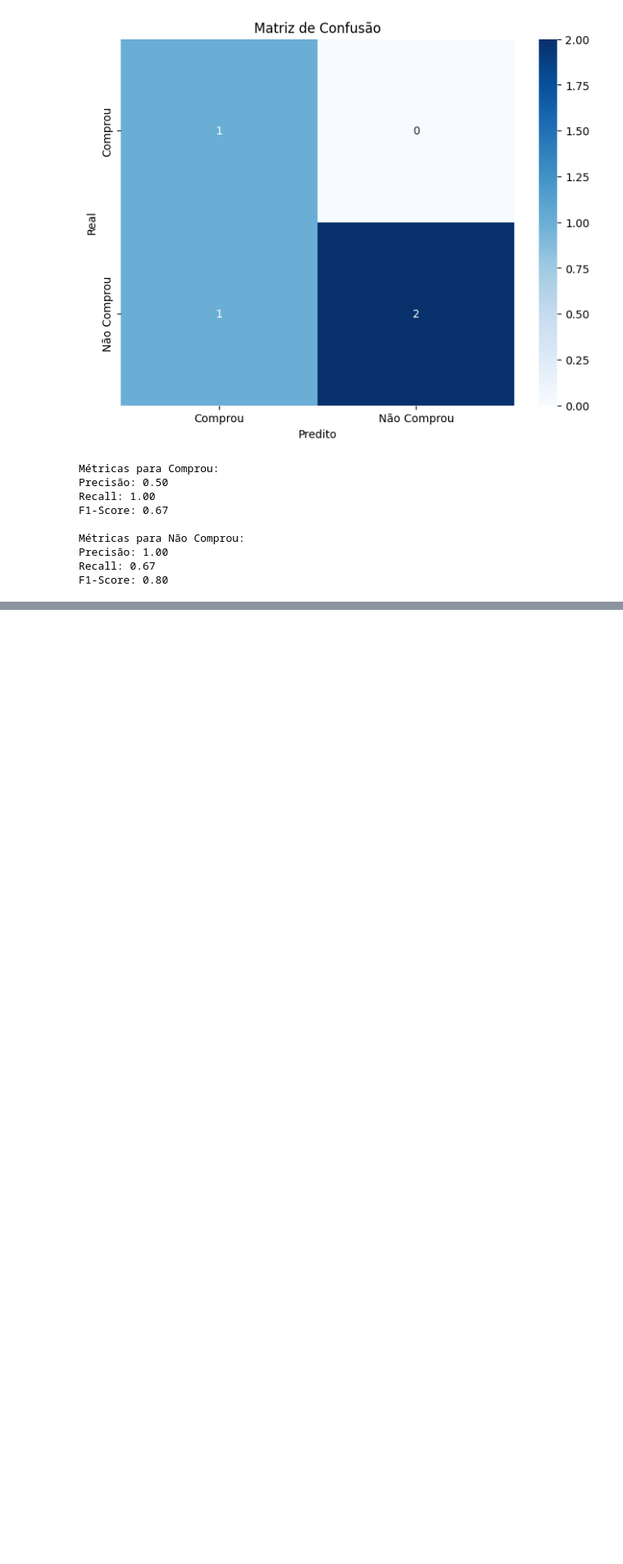
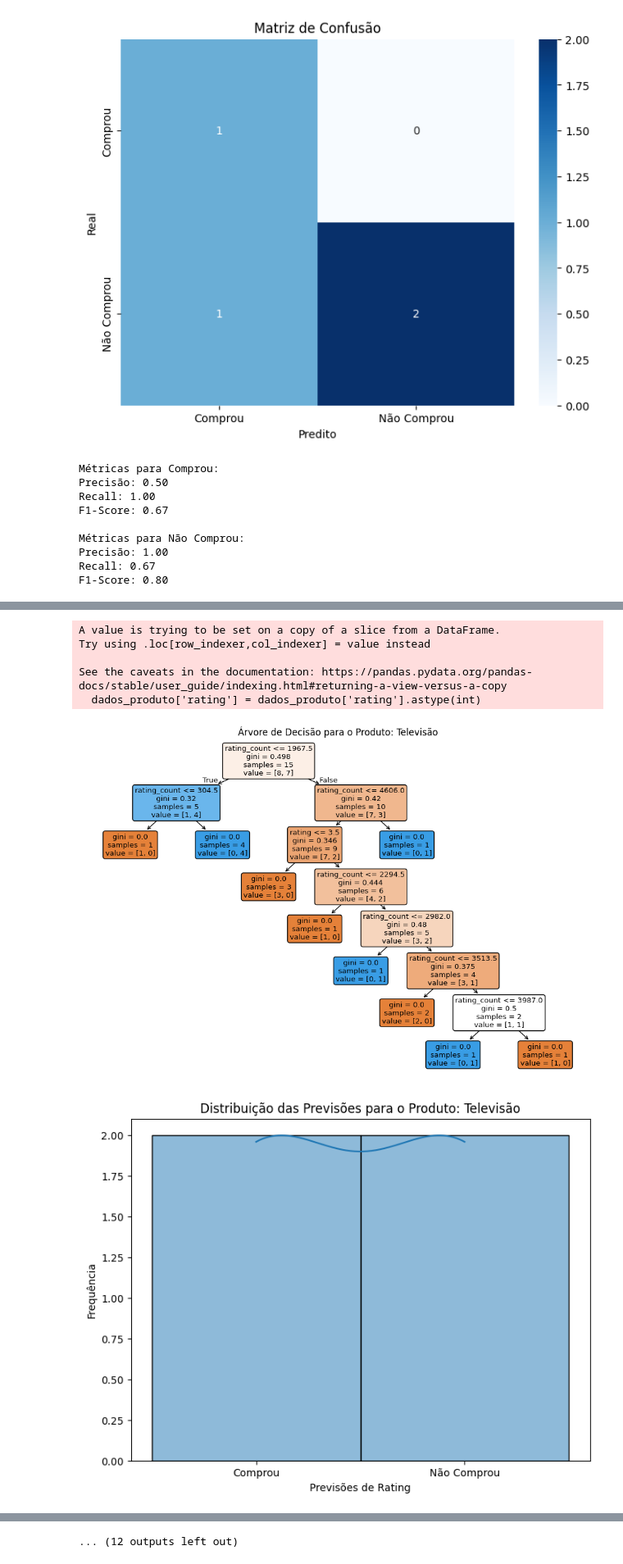
Before and after one commit to Pedro12052005/formativa, a Jupyter notebook: teste.ipynb, the cells around one changed output, grey strips where cells are left out. Shown at 82% size. Drawn from its saved outputs; the diff is of its cells as text; code cells hidden in the pictures; blank space fills up the shorter version.

```diff
--- a/teste.ipynb
+++ b/teste.ipynb
@@ -278,3 +278,75 @@ Métricas para Não Comprou:
 Precisão: 1.00
 Recall: 0.67
 F1-Score: 0.80
+# %%
+# Obter a lista de produtos únicos
+produtos = df['product_name'].unique()
+
+# Criar dicionário para armazenar resultados
+modelos_resultados = {}
+
+for produto in produtos:
+    # Filtrar dados para o produto atual
+    dados_produto = df[df['product_name'] == produto]
+
+    # Verificar se há dados suficientes para treinar o modelo
+    if len(dados_produto) < 5:  # Ajuste conforme necessário
+        print(f"Produto '{produto}' possui dados insuficientes para treinar o modelo.")
+        continue
+
+    # Converter a coluna de avaliação em classes discretas
+    dados_produto['rating'] = dados_produto['rating'].astype(int)
+
+    # Definir características e variável alvo
+    X = dados_produto[['rating', 'rating_count']]  # Características
+    y = dados_produto['purchased']  # Variável alvo (supondo que essa coluna exista)
+
+    # Dividir os dados em conjunto de treinamento e teste
+    X_train, X_test, y_train, y_test = train_test_split(X, y, test_size=0.2, random_state=42)
+
+    # Criar o modelo de árvore de decisão
+    modelo = DecisionTreeClassifier(random_state=42)
+    modelo.fit(X_train, y_train)
+
+    # Fazer previsões
+    y_pred = modelo.predict(X_test)
+
+    # Calcular métricas
+    acc = accuracy_score(y_test, y_pred)
+    precision = precision_score(y_test, y_pred, average='weighted', zero_division=0)
+    recall = recall_score(y_test, y_pred, average='weighted', zero_division=0)
+    f1 = f1_score(y_test, y_pred, average='weighted', zero_division=0)
+    conf_matrix = confusion_matrix(y_test, y_pred)
+
+    # Armazenar resultados
+    modelos_resultados[produto] = {
+        'modelo': modelo,
+        'accuracy': acc,
+        'precision': precision,
+        'recall': recall,
+        'f1_score': f1,
+        'confusion_matrix': conf_matrix
+    }
+
+    # Exibir resultados
+    print(f'\nModelo para o produto "{produto}":')
+    print(f'Acurácia: {acc:.2f}')
+    print(f'Precisão: {precision:.2f}')
+    print(f'Recall: {recall:.2f}')
+    print(f'F1-Score: {f1:.2f}')
+    print(f'Matriz de Confusão:\n{conf_matrix}')
+
+    # Visualizar a árvore de decisão
+    plt.figure(figsize=(12, 8))
+    plot_tree(modelo, feature_names=['rating', 'rating_count'], filled=True, rounded=True)
+    plt.title(f'Árvore de Decisão para o Produto: {produto}')
+    plt.show()
+
+    # Plotar a distribuição das previsões
+    plt.figure(figsize=(8, 6))
+    sns.histplot(y_pred, bins=10, kde=True)
+    plt.title(f'Distribuição das Previsões para o Produto: {produto}')
+    plt.xlabel('Previsões de Rating')
+    plt.ylabel('Frequência')
+    plt.show()
+# %% [output]
@@ -280,0 +361,7 @@ F1-Score: 0.80
+A value is trying to be set on a copy of a slice from a DataFrame.
+Try using .loc[row_indexer,col_indexer] = value instead
+
+See the caveats in the documentation: https://pandas.pydata.org/pandas-docs/stable/user_guide/indexing.html#returning-a-view-versus-a-copy
+  dados_produto['rating'] = dados_produto['rating'].astype(int)
+[figure, added]
+[figure, added]
@@ -280,0 +398 @@ F1-Score: 0.80
+... (12 outputs left out)
```
Also changed, not shown: parts of 7 cells of this notebook.
